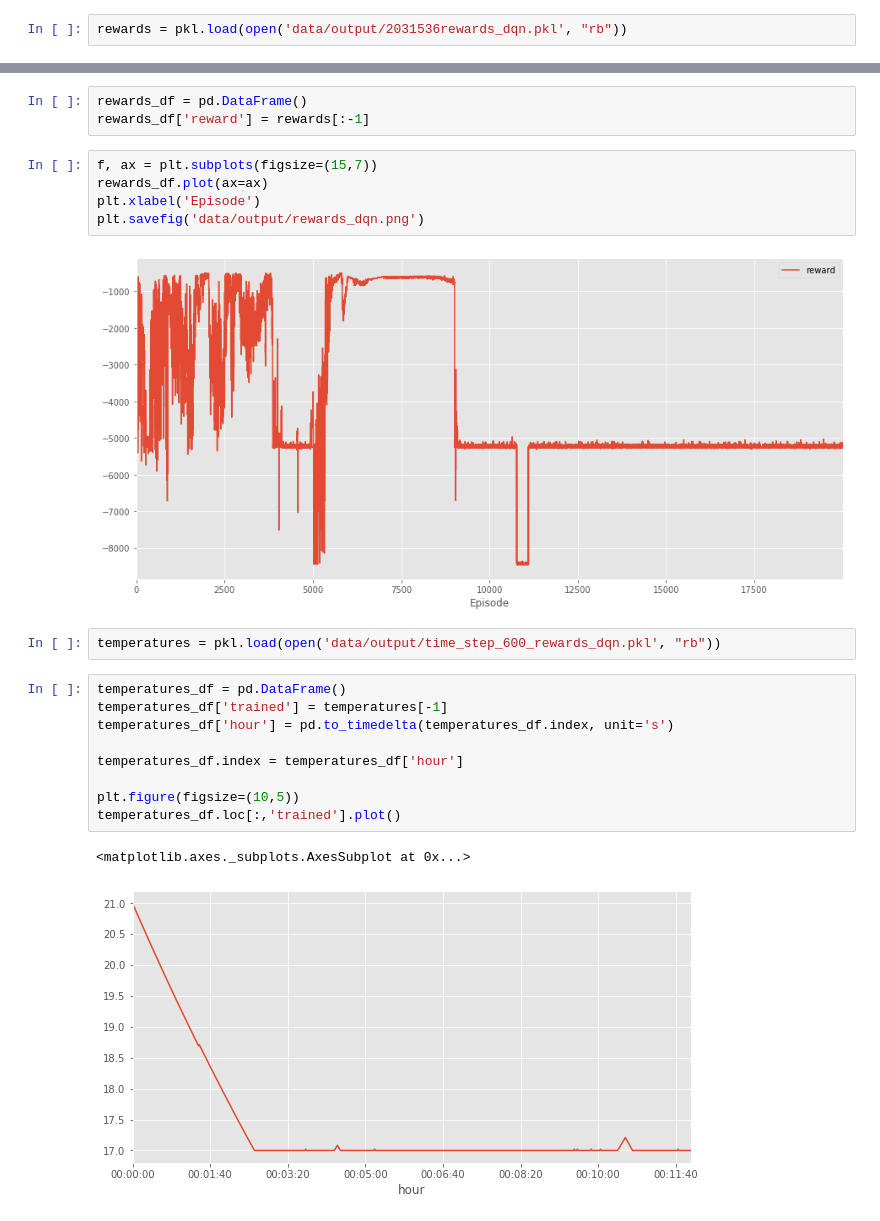
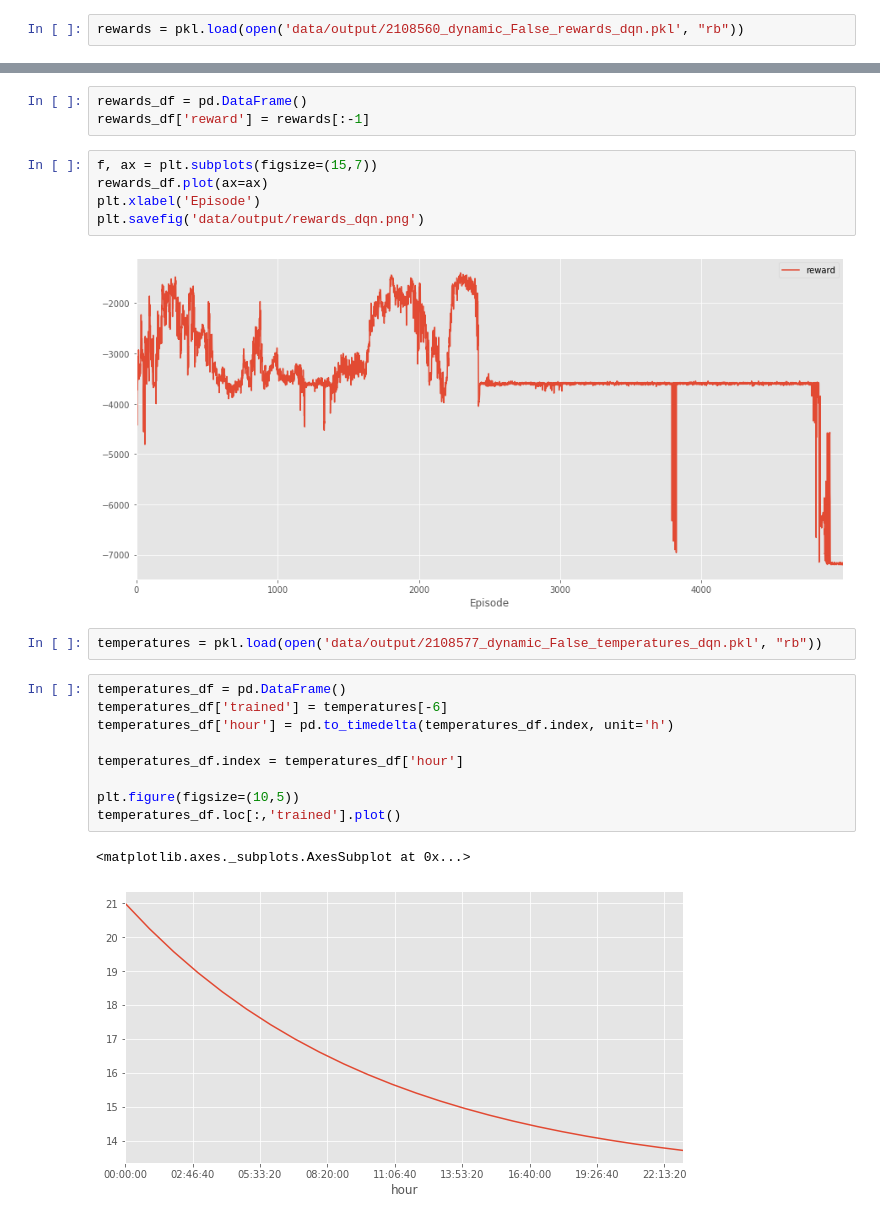
Before and after one commit to Cernewein/heating-RL-agent, a Jupyter notebook: Notebooks/Visualization.ipynb, the cells around one changed output, grey strips where cells are left out. Cells and saved outputs as stored; diff of their text form.

```diff
--- a/Notebooks/Visualization.ipynb
+++ b/Notebooks/Visualization.ipynb
@@ -104,7 +104,7 @@ Temperature 22.9 --> action 1
 # %% [markdown]
 # DQN Agent
 # %%
-rewards = pkl.load(open('data/output/2031536rewards_dqn.pkl', "rb"))
+rewards = pkl.load(open('data/output/2108560_dynamic_False_rewards_dqn.pkl', "rb"))
 # %%
 rewards[-1]
 # %% [output]
@@ -124,18 +125,18 @@ rewards_df.plot(ax=ax)
 plt.xlabel('Episode')
 plt.savefig('data/output/rewards_dqn.png')
 # %% [output]
-[figure, old version]
+[figure, new version]
 # %%
-temperatures = pkl.load(open('data/output/time_step_600_rewards_dqn.pkl', "rb"))
+temperatures = pkl.load(open('data/output/2108577_dynamic_False_temperatures_dqn.pkl', "rb"))
 # %%
 temperatures_df = pd.DataFrame()
-temperatures_df['trained'] = temperatures[-1]
-temperatures_df['hour'] = pd.to_timedelta(temperatures_df.index, unit='s')
+temperatures_df['trained'] = temperatures[-6]
+temperatures_df['hour'] = pd.to_timedelta(temperatures_df.index, unit='h')
 
 temperatures_df.index = temperatures_df['hour']
 
 plt.figure(figsize=(10,5))
 temperatures_df.loc[:,'trained'].plot()
 # %% [output]
 <matplotlib.axes._subplots.AxesSubplot at 0x...>
-[figure, old version]
+[figure, new version]
```
Also changed, not shown: parts of 1 cell of this notebook, 2 other files.
